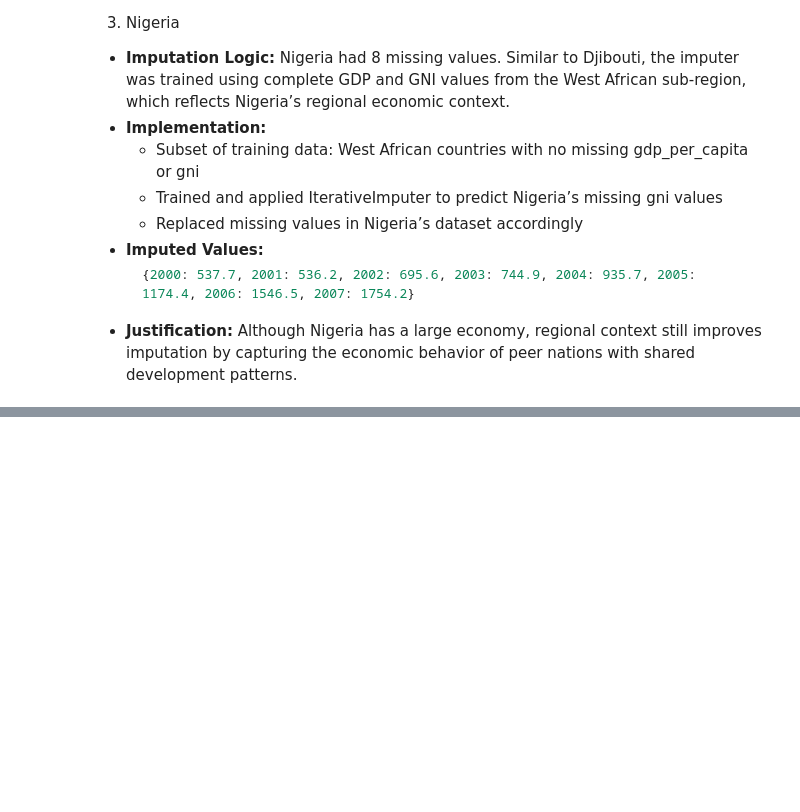
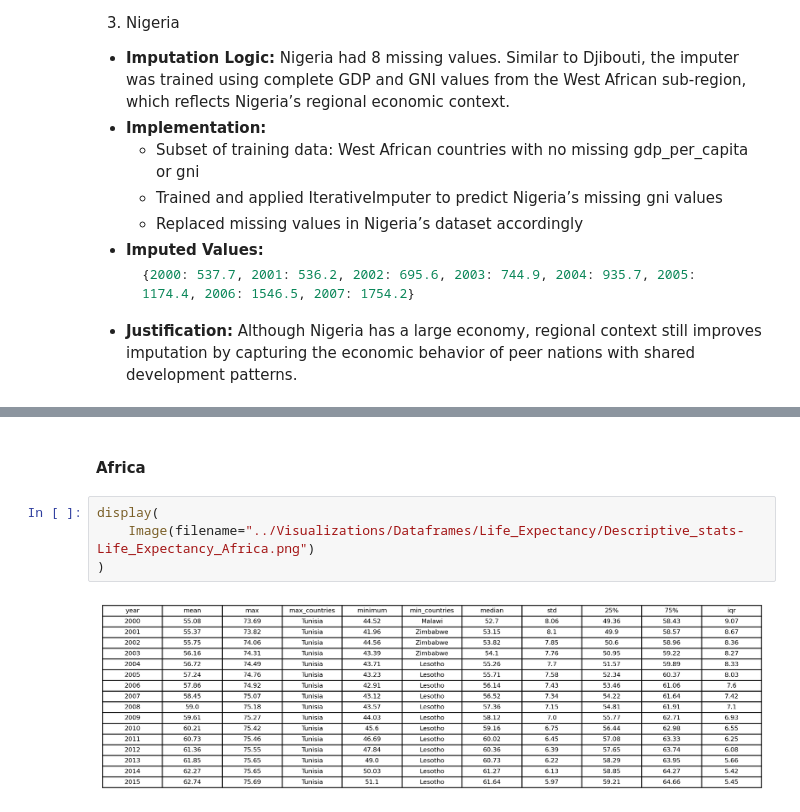
Before and after one commit to WVDevCode/Life_Expectancy_and_GDP, a Jupyter notebook: reports/life_expectancy_analysis.ipynb, the cells around one changed output, grey strips where cells are left out. Drawn from its saved outputs; the diff is of its cells as text; blank space fills up the shorter version.

```diff
--- a/reports/life_expectancy_analysis.ipynb
+++ b/reports/life_expectancy_analysis.ipynb
@@ -972,0 +1067,8 @@ The file was exported to the `Cleaned_datasets` directory under the main `Datase
+# %% [markdown]
+#### **Africa**
+# %%
+display(
+    Image(filename="../Visualizations/Dataframes/Life_Expectancy/Descriptive_stats-Life_Expectancy_Africa.png")
+)
+# %% [output]
+[figure, added]
```
Also changed, not shown: parts of 24 cells of this notebook, 13 other files.
